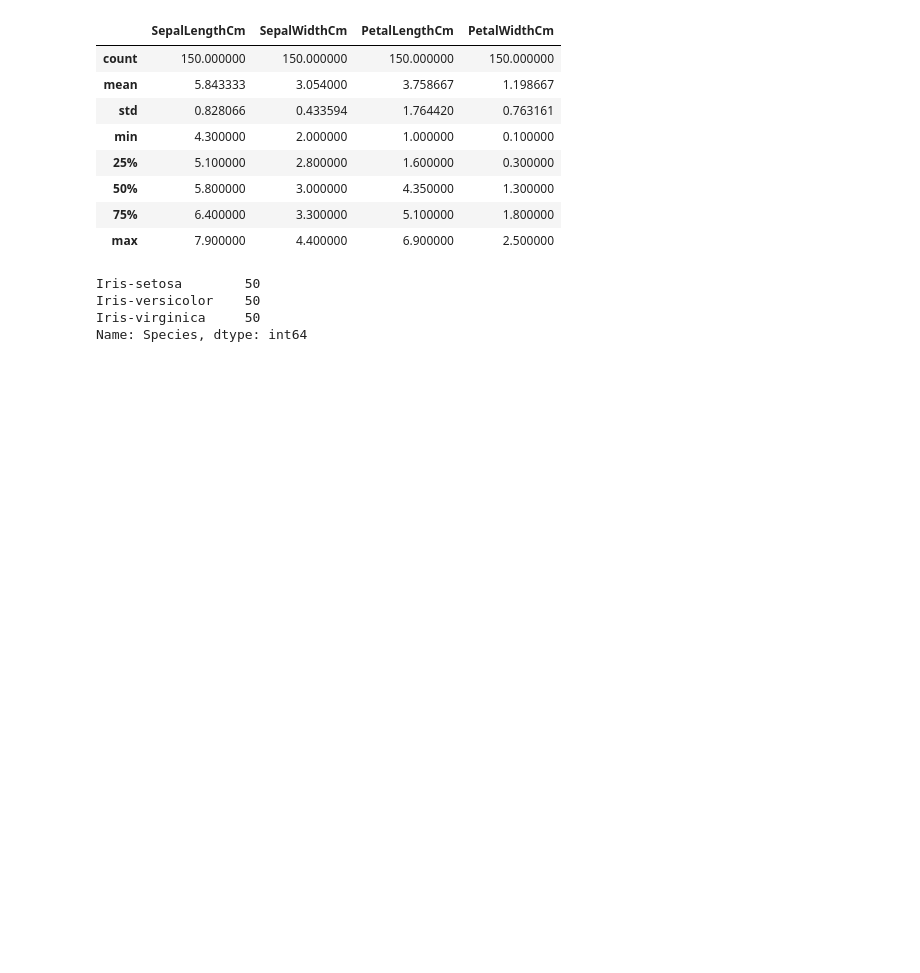
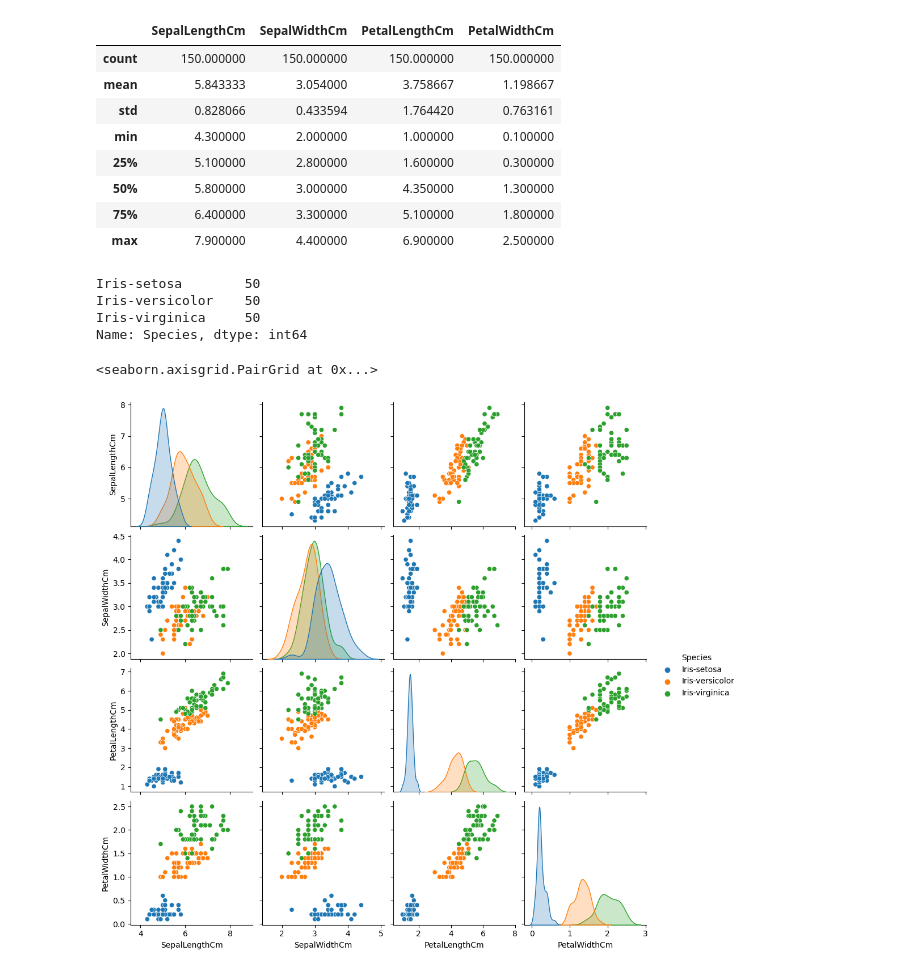
Before and after one commit to sumanthtatipamula/Machine-Learning, a Jupyter notebook: KNN/KNN_IRIS.ipynb, the cells around one changed output. Drawn from its saved outputs; the diff is of its cells as text; code cells hidden in the pictures; blank space fills up the shorter version.

```diff
--- a/KNN/KNN_IRIS.ipynb
+++ b/KNN/KNN_IRIS.ipynb
@@ -77,6 +77,9 @@ sns.scatterplot( x = 'Height', y = 'Weight', hue = 'Size', data = iris_df)
 #plt.scatter( x = iris_df.Height, y = iris_df.Weight, c=[c_map[_] for _ in iris_df.Size])
 # %%
 # kde - kernel density estimate
-sns.pairplot(iris_df, diag_kind='kde', hue = 'Size')
+sns.pairplot(iris_df, diag_kind='kde', hue = 'Species')
+# %% [output]
+<seaborn.axisgrid.PairGrid at 0x...>
+[figure, added]
 # %%
 # Drop the Species (target label) coloumn
```
Also changed, not shown: parts of 10 cells of this notebook.
